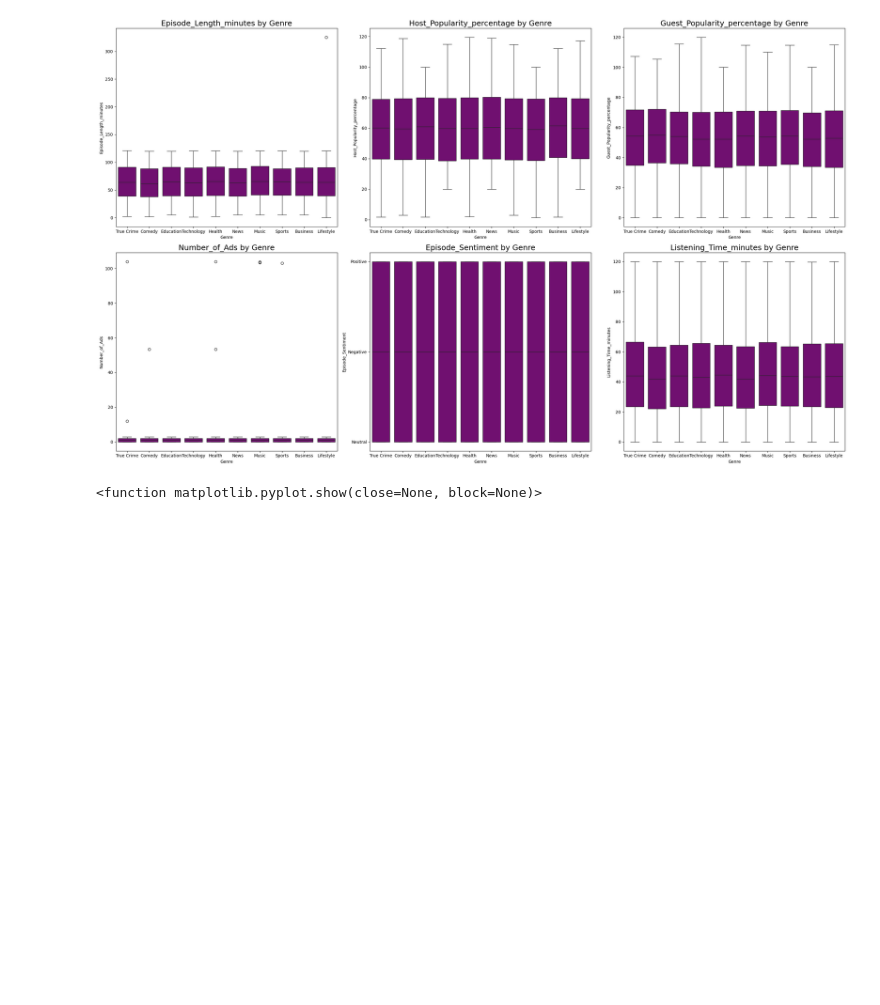
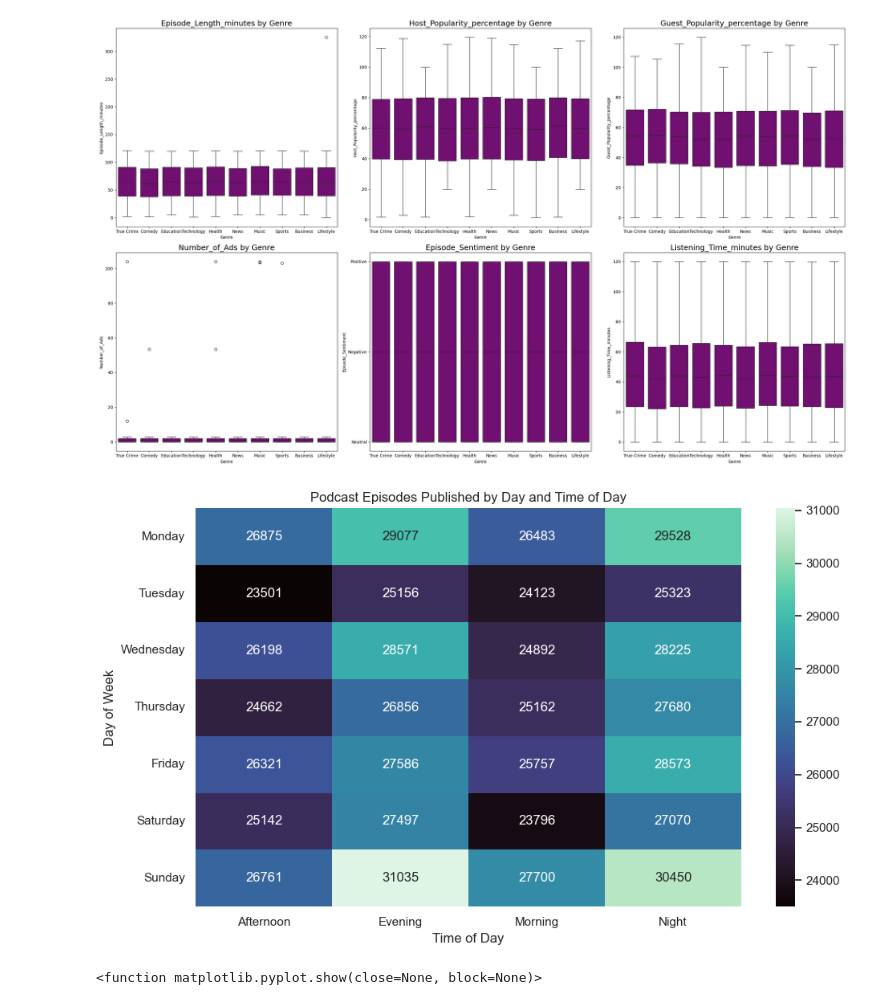
Before and after one commit to MaimunaBawa/Predict-Podcast-Listening-Time, a Jupyter notebook: Code/EDA-1.ipynb, the cells around one changed output. Drawn from its saved outputs; the diff is of its cells as text; code cells hidden in the pictures; blank space fills up the shorter version.

```diff
--- a/Code/EDA-1.ipynb
+++ b/Code/EDA-1.ipynb
@@ -372,6 +388,22 @@ plt.tight_layout()
 plt.show()
 # %% [output]
 [figure]
+# %%
+heatmap_data = df.groupby(['Publication_Day', 'Publication_Time']).size().unstack().fillna(0)
+
+# Reorder days
+day_order = ['Monday', 'Tuesday', 'Wednesday', 'Thursday', 'Friday', 'Saturday', 'Sunday']
+heatmap_data = heatmap_data.reindex(day_order)
+
+plt.figure(figsize=(10, 6))
+sns.heatmap(heatmap_data, annot=True, fmt='g', cmap="mako")
+plt.title("Podcast Episodes Published by Day and Time of Day")
+plt.xlabel("Time of Day")
+plt.ylabel("Day of Week")
+plt.tight_layout()
+plt.show()
+# %% [output]
+[figure, added]
 # %%
 #Create a heatmap of all numberical variabes
 correlation_matrix = df.corr(numeric_only=True)
```
Also changed, not shown: parts of 6 cells of this notebook.
